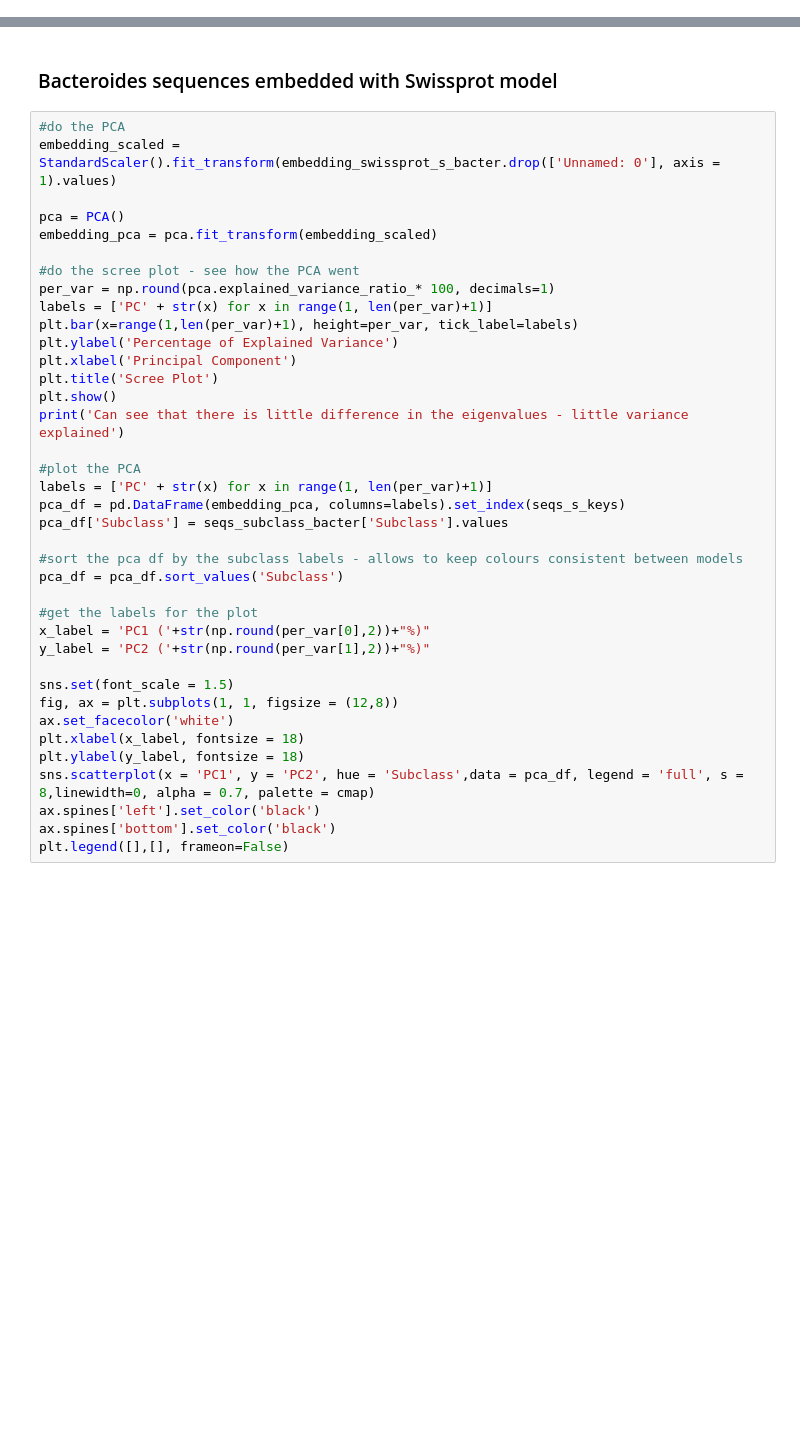
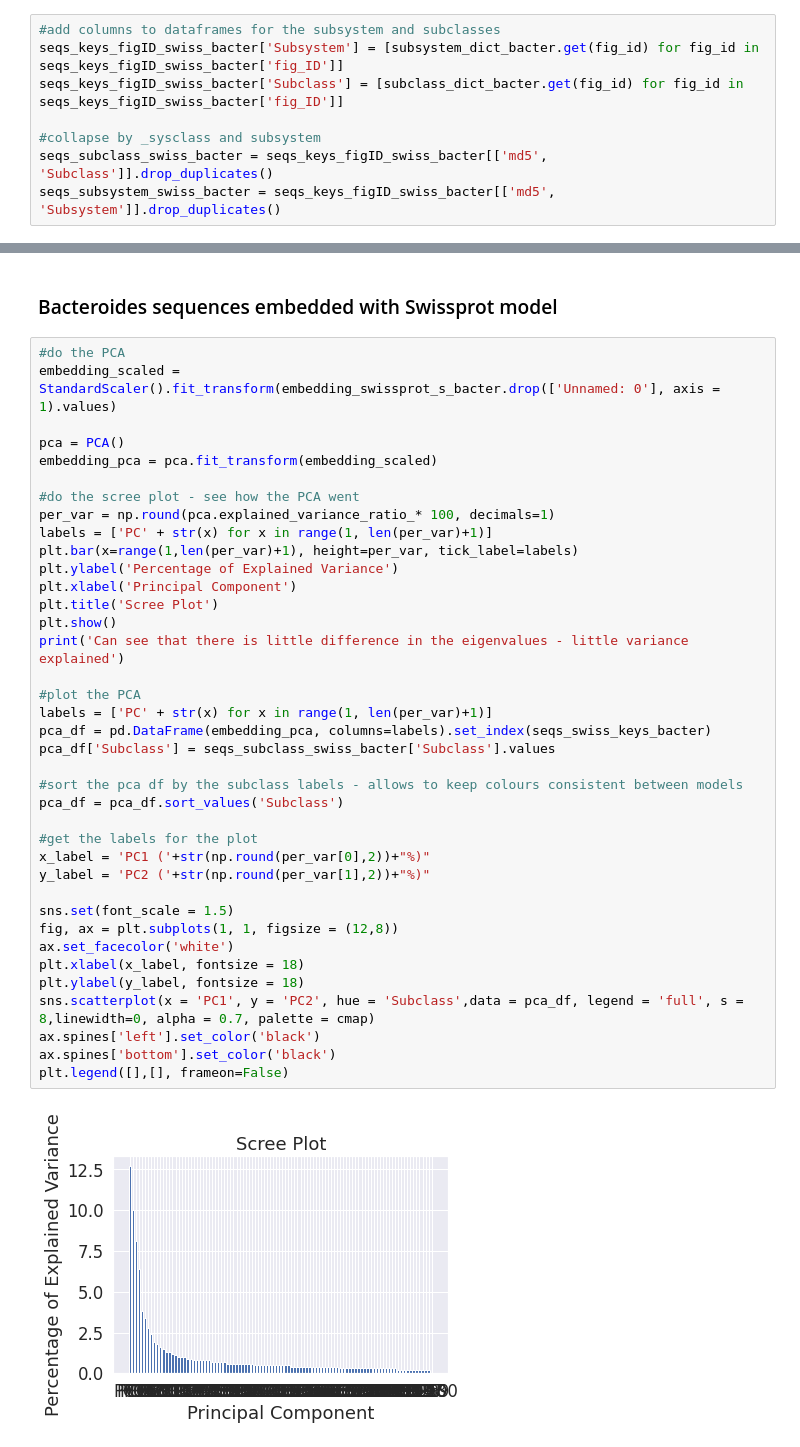
Before and after one commit to susiegriggo/ProtvecBacterialProteins, a Jupyter notebook: notebooks/vis_embeddings/vis_embeddings.ipynb, the cells around one changed output, grey strips where cells are left out. Saved outputs shown, nothing was run; the diff lists cells and outputs as text; blank space fills up the shorter version.

```diff
--- a/notebooks/vis_embeddings/vis_embeddings.ipynb
+++ b/notebooks/vis_embeddings/vis_embeddings.ipynb
@@ -95,3 +103,11 @@ seqs_subsystem_bacil = seqs_keys_figID_bacil[['md5', 'Subsystem']].drop_duplicat
+# %%
+#add columns to dataframes for the subsystem and subclasses
+seqs_keys_figID_swiss_bacter['Subsystem'] = [subsystem_dict_bacter.get(fig_id) for fig_id in seqs_keys_figID_swiss_bacter['fig_ID']]
+seqs_keys_figID_swiss_bacter['Subclass'] = [subclass_dict_bacter.get(fig_id) for fig_id in seqs_keys_figID_swiss_bacter['fig_ID']]
+
+#collapse by _sysclass and subsystem
+seqs_subclass_swiss_bacter = seqs_keys_figID_swiss_bacter[['md5', 'Subclass']].drop_duplicates()
+seqs_subsystem_swiss_bacter = seqs_keys_figID_swiss_bacter[['md5', 'Subsystem']].drop_duplicates()
 # %%
 #make dictionaries for subclass/superclass but this time include the entry 'dual'
 fig2subclass_bacil = sub_sys_bacil[['fig_ID', 'subclass']].drop_duplicates()
@@ -412,32 +424,34 @@ embedding_pca = pca.fit_transform(embedding_scaled)
 
 #do the scree plot - see how the PCA went
 per_var = np.round(pca.explained_variance_ratio_* 100, decimals=1)
 labels = ['PC' + str(x) for x in range(1, len(per_var)+1)]
 plt.bar(x=range(1,len(per_var)+1), height=per_var, tick_label=labels)
 plt.ylabel('Percentage of Explained Variance')
 plt.xlabel('Principal Component')
 plt.title('Scree Plot')
 plt.show()
 print('Can see that there is little difference in the eigenvalues - little variance explained')
 
 #plot the PCA
 labels = ['PC' + str(x) for x in range(1, len(per_var)+1)]
-pca_df = pd.DataFrame(embedding_pca, columns=labels).set_index(seqs_s_keys)
-pca_df['Subclass'] = seqs_subclass_bacter['Subclass'].values
+pca_df = pd.DataFrame(embedding_pca, columns=labels).set_index(seqs_swiss_keys_bacter)
+pca_df['Subclass'] = seqs_subclass_swiss_bacter['Subclass'].values
 
 #sort the pca df by the subclass labels - allows to keep colours consistent between models
 pca_df = pca_df.sort_values('Subclass')
 
 #get the labels for the plot
 x_label = 'PC1 ('+str(np.round(per_var[0],2))+"%)"
 y_label = 'PC2 ('+str(np.round(per_var[1],2))+"%)"
 
 sns.set(font_scale = 1.5)
 fig, ax = plt.subplots(1, 1, figsize = (12,8))
 ax.set_facecolor('white')
 plt.xlabel(x_label, fontsize = 18)
 plt.ylabel(y_label, fontsize = 18)
 sns.scatterplot(x = 'PC1', y = 'PC2', hue = 'Subclass',data = pca_df, legend = 'full', s = 8,linewidth=0, alpha = 0.7, palette = cmap)
 ax.spines['left'].set_color('black')
 ax.spines['bottom'].set_color('black')
 plt.legend([],[], frameon=False)
+# %% [output]
+[figure, added]
```
Also changed, not shown: parts of 11 cells of this notebook, 5 other files.
